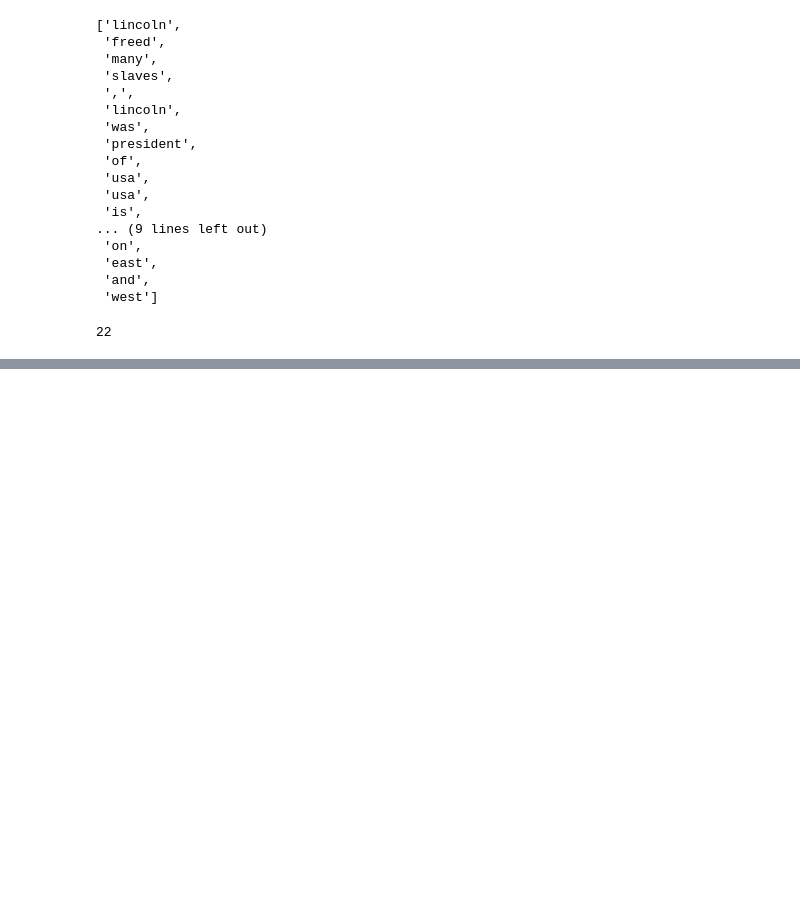
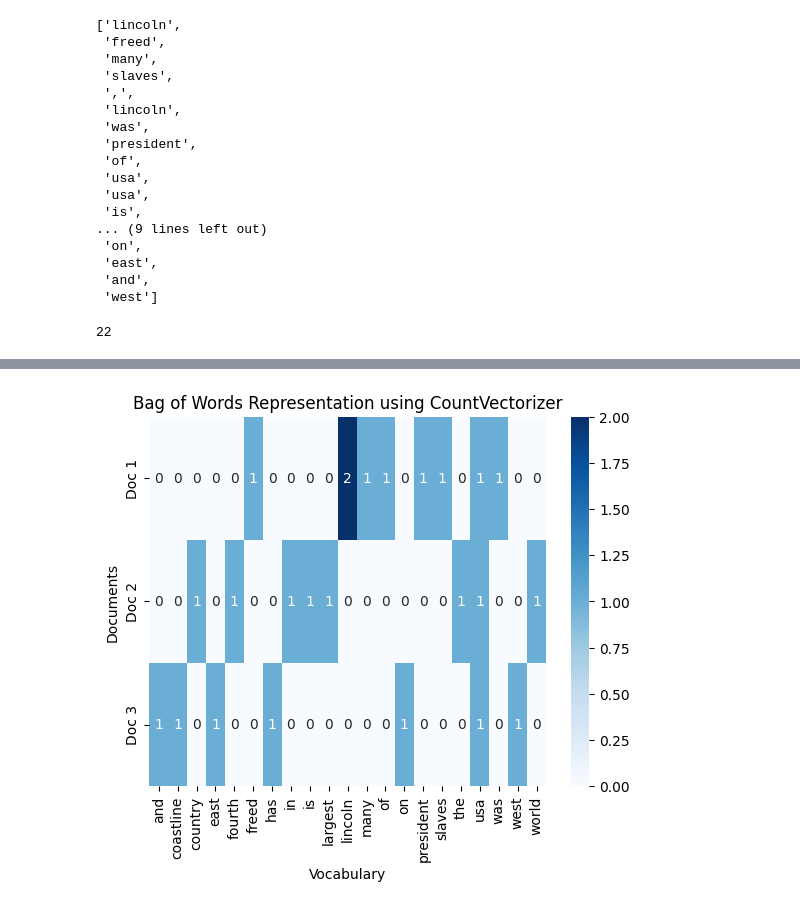
Before and after one commit to TETRAWasTaken/Natural-Language-Processing, a Jupyter notebook: NER Spacy/NER_2.ipynb, the cells around one changed output, grey strips where cells are left out. Cells and saved outputs as stored; diff of their text form; code cells hidden in the pictures; blank space fills up the shorter version.

```diff
--- a/NER Spacy/NER_2.ipynb
+++ b/NER Spacy/NER_2.ipynb
@@ -85,0 +153,9 @@ unique_words_count
+# %%
+plt.Figure(figsize=(10, 8))
+sns.heatmap(vectors.toarray(), annot=True, cmap="Blues", xticklabels=vectorizer.get_feature_names_out(), yticklabels=[f"Doc {i+1}" for i in range(len(text))])
+plt.title("Bag of Words Representation using CountVectorizer")
+plt.ylabel("Documents")
+plt.xlabel("Vocabulary")
+plt.show()
+# %% [output]
+[figure, added]
```
Also changed, not shown: parts of 8 cells of this notebook.
